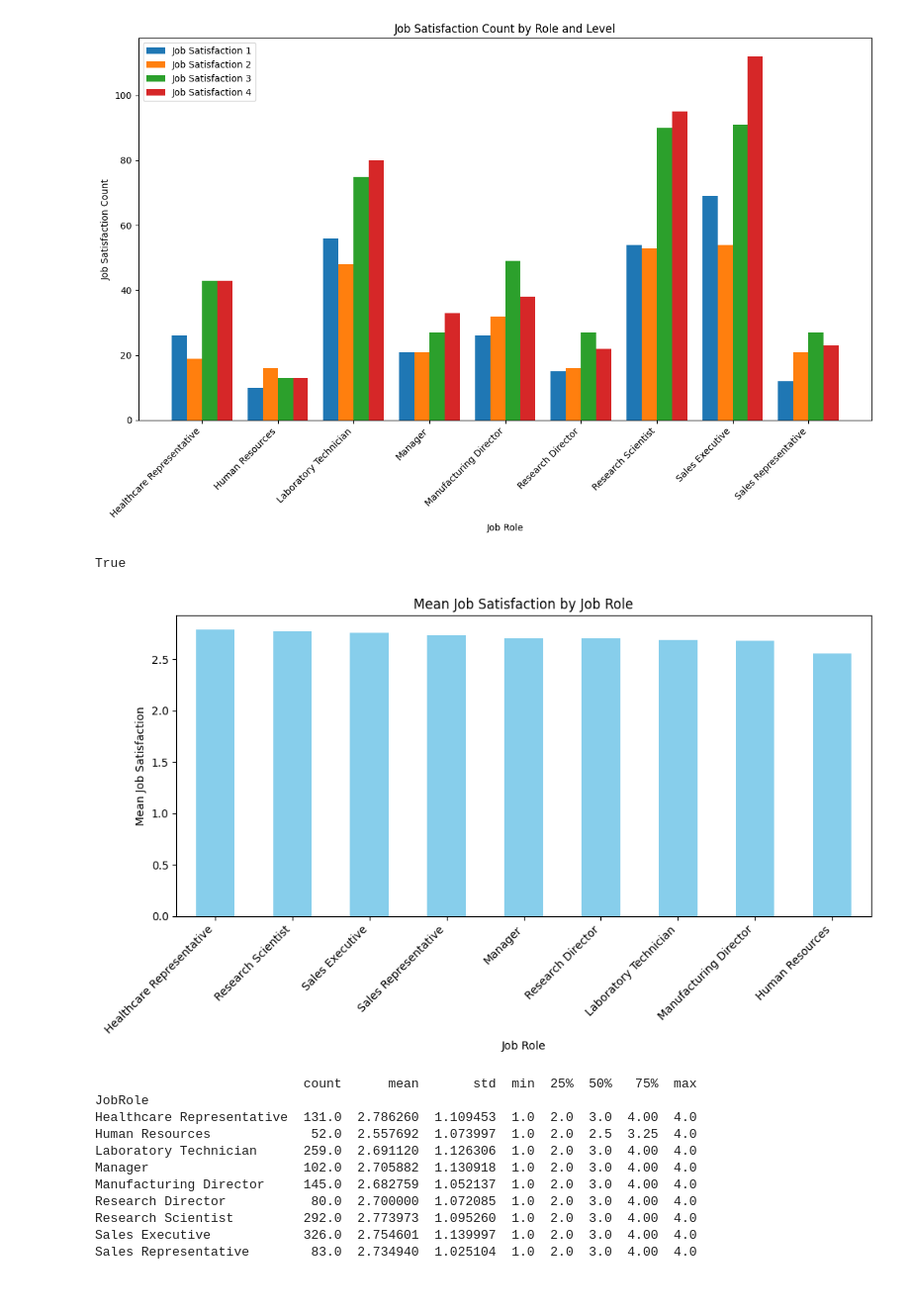
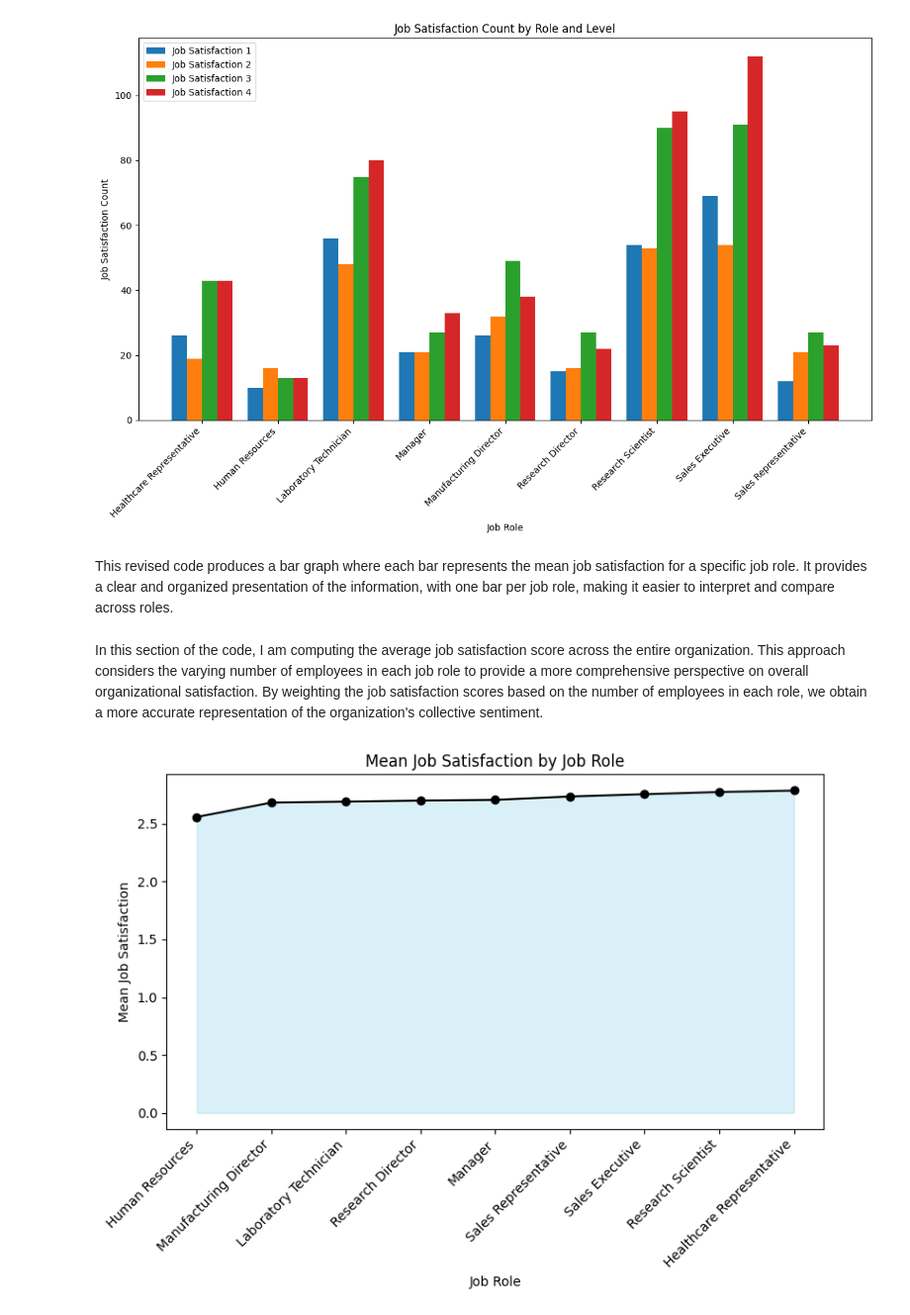
Before and after one commit to Amer4r/group-project-1, a Jupyter notebook: jobroles-vs-jobsatisfaction.ipynb, the cells around one changed output. Shown at 99% size. Cells and saved outputs as stored; diff of their text form; code cells hidden in the pictures.

```diff
--- a/jobroles-vs-jobsatisfaction.ipynb
+++ b/jobroles-vs-jobsatisfaction.ipynb
@@ -223,6 +206,8 @@ plt.tight_layout()
 plt.show()
 # %% [output]
 [figure]
+# %% [markdown]
+This revised code produces a bar graph where each bar represents the mean job satisfaction for a specific job role. It provides a clear and organized presentation of the information, with one bar per job role, making it easier to interpret and compare across roles.
 # %%
 xaxis= job_satisfaction.groupby('JobRole')['JobSatisfaction'].value_counts()
 
@@ -235,36 +221,21 @@ fig = px.bar(combined_df, x='JobRole', y='count', color='JobSatisfaction', width
 fig.show()
-# %%
-#combined_df.sresult = combined_df.sort_values(by='Chemistry')
-combined_df
-# %% [output]
-True
+# %% [markdown]
+In this section of the code, I am computing the average job satisfaction score across the entire organization. This approach considers the varying number of employees in each job role to provide a more comprehensive perspective on overall organizational satisfaction. By weighting the job satisfaction scores based on the number of employees in each role, we obtain a more accurate representation of the organization's collective sentiment.
 # %%
 mean_satisfaction_by_role = job_satisfaction.groupby('JobRole')['JobSatisfaction'].mean()
+mean_satisfaction_by_role = mean_satisfaction_by_role.sort_values(ascending=True)
+colors = ['red'] * len(mean_satisfaction_by_role)
+colors[-1] = 'skyblue'
 
-# Sorting data by mean satisfaction
-mean_satisfaction_by_role = mean_satisfaction_by_role.sort_values(ascending=False)
 
-# Creating the bar plot
-plt.figure(figsize=(10, 6))
-mean_satisfaction_by_role.plot(kind='bar', color='skyblue')
+plt.figure(figsize=(8, 6))
+mean_satisfaction_by_role.plot(kind='line', marker='o', color='black')
+plt.fill_between(mean_satisfaction_by_role.index, mean_satisfaction_by_role, color=colors[-1], alpha=0.3)
 plt.title('Mean Job Satisfaction by Job Role')
 plt.xlabel('Job Role')
 plt.ylabel('Mean Job Satisfaction')
 plt.xticks(rotation=45, ha='right')
 plt.tight_layout()
 plt.show()
-summary_statistics = job_satisfaction.groupby('JobRole')['JobSatisfaction'].describe()
-print(summary_statistics)
 # %% [output]
-[figure, old version]
+[figure, new version]
-                           count      mean       std  min  25%  50%   75%  max
-JobRole
-Healthcare Representative  131.0  2.786260  1.109453  1.0  2.0  3.0  4.00  4.0
-Human Resources             52.0  2.557692  1.073997  1.0  2.0  2.5  3.25  4.0
-Laboratory Technician      259.0  2.691120  1.126306  1.0  2.0  3.0  4.00  4.0
-Manager                    102.0  2.705882  1.130918  1.0  2.0  3.0  4.00  4.0
-Manufacturing Director     145.0  2.682759  1.052137  1.0  2.0  3.0  4.00  4.0
-Research Director           80.0  2.700000  1.072085  1.0  2.0  3.0  4.00  4.0
-Research Scientist         292.0  2.773973  1.095260  1.0  2.0  3.0  4.00  4.0
-Sales Executive            326.0  2.754601  1.139997  1.0  2.0  3.0  4.00  4.0
-Sales Representative        83.0  2.734940  1.025104  1.0  2.0  3.0  4.00  4.0
```
Also changed, not shown: parts of 19 cells of this notebook, 8 other files.
